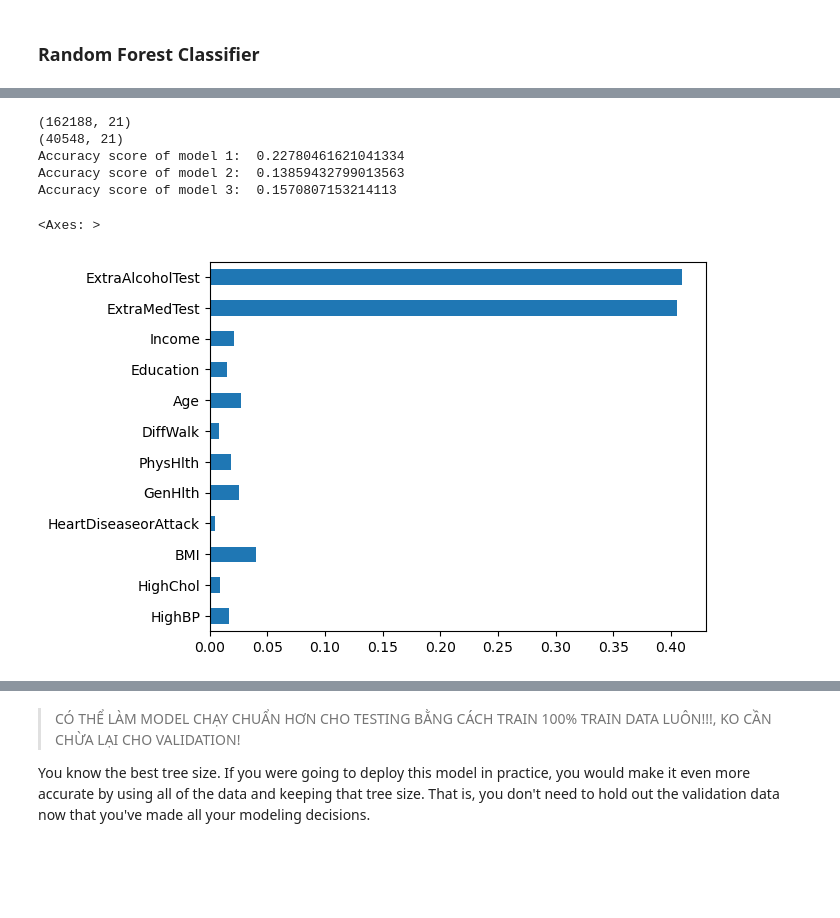
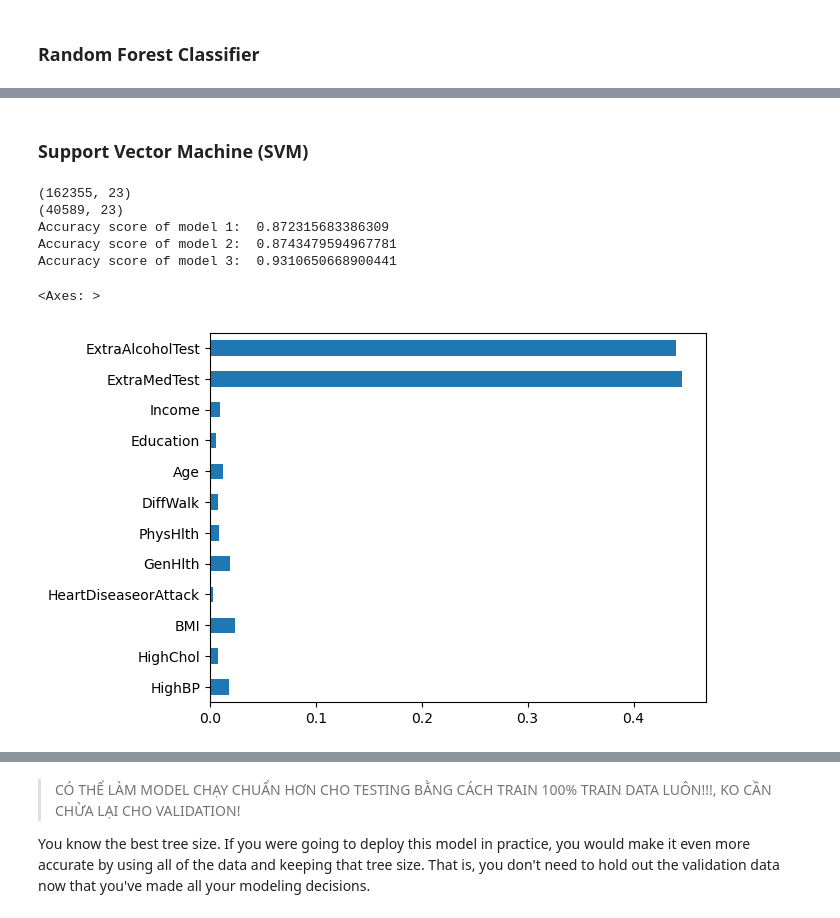
Before and after one commit to ThaiHoangDang/ObesityDetection, a Jupyter notebook: script.ipynb, the cells around one changed output, grey strips where cells are left out. Saved outputs shown, nothing was run; the diff lists cells and outputs as text; code cells hidden in the pictures; blank space fills up the shorter version.

```diff
--- a/script.ipynb
+++ b/script.ipynb
@@ -325,4 +400,4 @@ X = health_data[feature_names].copy()
 # %%
-from sklearn.model_selection import KFold
+from sklearn.model_selection import GridSearchCV, KFold, cross_val_score
 
-kf = KFold(n_splits=5, shuffle=True, random_state=0)
+kf = KFold(n_splits=10, shuffle=True, random_state=0)
@@ -414,0 +554,32 @@ Mean CV F1 Score: 0.13609309013049994
+# %%
+from sklearn.ensemble import RandomForestClassifier
+from sklearn.model_selection import RandomizedSearchCV, cross_val_score
+from scipy.stats import randint
+
+# Define the Random Forest model
+forest_model = RandomForestClassifier()
+
+# Define the hyperparameters distribution
+param_dist = {
+    'n_estimators': randint(100, 1000),
+    'max_depth': [None] + list(range(5, 31)),
+    'min_samples_split': randint(2, 11),
+    'min_samples_leaf': randint(1, 11),
+    'max_features': ['auto', 'sqrt'],
+    'class_weight': [None, 'balanced']
+}
+
+# Perform randomized search with cross-validation
+random_search = RandomizedSearchCV(forest_model, param_distributions=param_dist, n_iter=100, cv=kf, scoring='f1', random_state=42)
+random_search.fit(X, y)
+
+# Get the best estimator
+best_forest_model = random_search.best_estimator_
+print("Best params:", random_search.best_params_)
+
+# Calculate the cross-validation scores
+rf_scores = cross_val_score(best_forest_model, X, y, cv=kf, scoring='f1')
+
+# Print the cross-validation scores and mean score
+print("Cross-validation F1 scores:", rf_scores)
+print("Mean CV F1 Score:", np.mean(rf_scores))
@@ -429,9 +706,11 @@ Mean CV F1 Score: 0.24971943367103216
+# %% [markdown]
+### Support Vector Machine (SVM)
 # %%
 from sklearn.ensemble import RandomForestClassifier
 from sklearn.tree import DecisionTreeClassifier
 from sklearn.linear_model import LogisticRegression
 from sklearn.model_selection import train_test_split
-from sklearn.metrics import f1_score
+from sklearn.metrics import f1_score, accuracy_score
 
 # Break off validation set from training data
 train_X, val_X, train_y, val_y = train_test_split(X, y, train_size=0.8, test_size=0.2, random_state=0)
@@ -442,7 +721,7 @@ print(val_X.shape)
 #specify the model. For model reproducibility, set a numeric value for random_state
 model = RandomForestClassifier(random_state=1)
 model_2 = DecisionTreeClassifier(random_state=1, max_leaf_nodes=50)  # Ít bị ảnh hưởng bởi outliers
-model_3 = LogisticRegression(max_iter=1000)
+model_3 = LogisticRegression(max_iter=19500)
 
 # Fit the model
 model.fit(train_X, train_y)
@@ -455,10 +734,10 @@ predictions_3 = model_3.predict(val_X)
 
 print("Accuracy score of model 1: ", f1_score(val_y, predictions))
 print("Accuracy score of model 2: ", f1_score(val_y, predictions_2))
-print("Accuracy score of model 3: ", f1_score(val_y, predictions_3))
+print("Accuracy score of model 3: ", accuracy_score(val_y, predictions_3))
 # %% [output]
-(162188, 21)
-(40548, 21)
-Accuracy score of model 1:  0.22780461621041334
-Accuracy score of model 2:  0.13859432799013563
-Accuracy score of model 3:  0.1570807153214113
+(162355, 23)
+(40589, 23)
+Accuracy score of model 1:  0.872315683386309
+Accuracy score of model 2:  0.8743479594967781
+Accuracy score of model 3:  0.9310650668900441
@@ -486,8 +744,8 @@ Accuracy score of model 3:  0.1570807153214113
 # %%
-pd.Series(model.feature_importances_, index=X.columns).plot(kind='barh')
+pd.Series(best_forest_model.feature_importances_, index=X.columns).plot(kind='barh')
 # %% [output]
 <Axes: >
-[figure, old version]
+[figure, new version]
 # %%
 from sklearn.metrics import confusion_matrix
 
```
Also changed, not shown: parts of 49 cells of this notebook, 3 other files.
